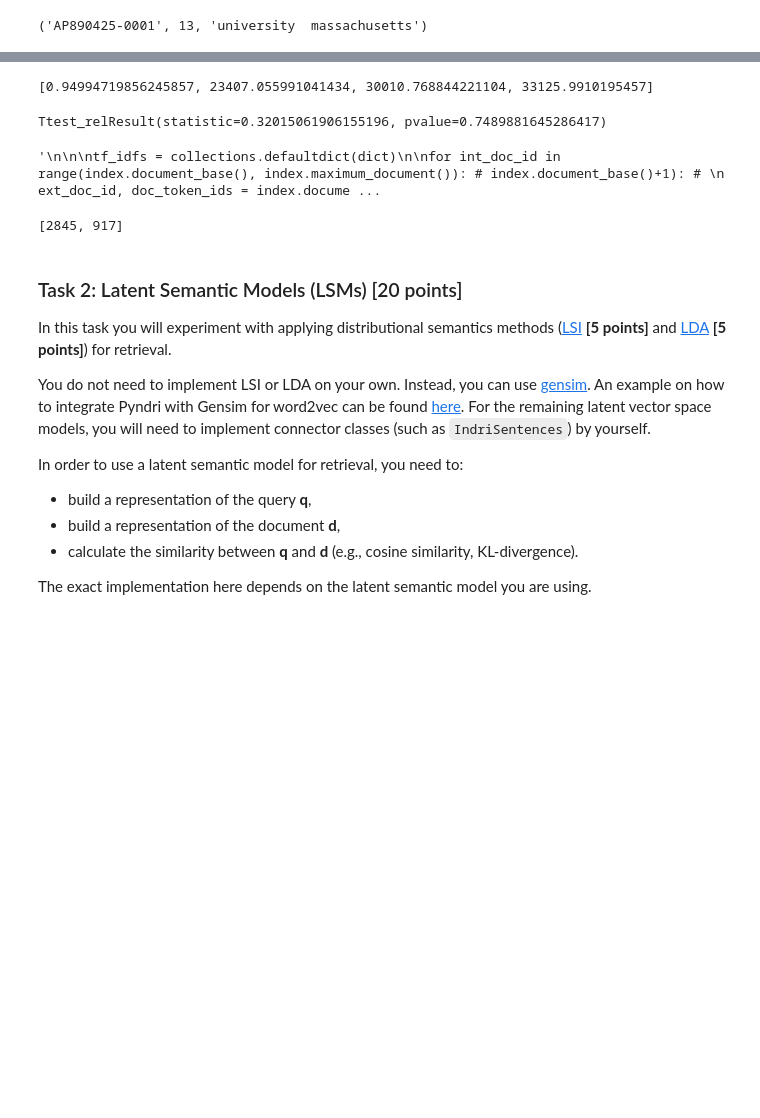
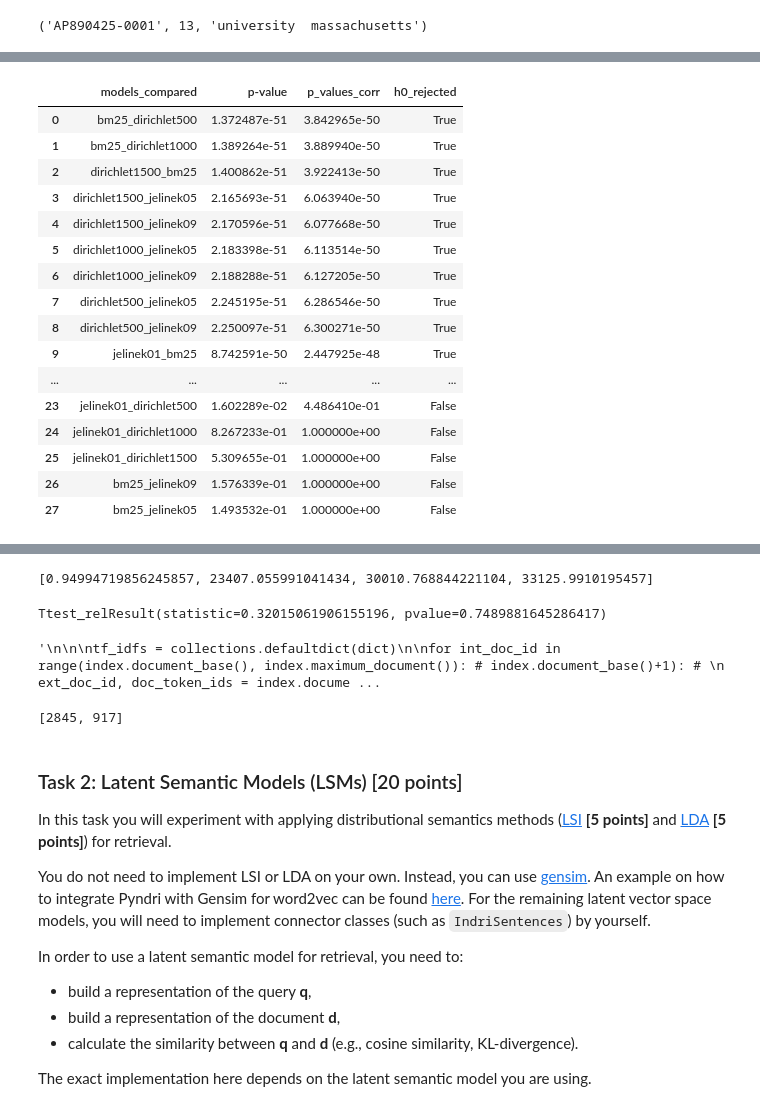
Before and after one commit to jo812568/ds-uva, a Jupyter notebook: Searching for Unstructured and Structured Data/hw1.ipynb, the cells around one changed output, grey strips where cells are left out. Saved outputs shown, nothing was run; the diff lists cells and outputs as text; code cells hidden in the pictures; blank space fills up the shorter version.

```diff
--- a/Searching for Unstructured and Structured Data/hw1.ipynb
+++ b/Searching for Unstructured and Structured Data/hw1.ipynb
@@ -628,0 +680,45 @@ len(scores)
+# %%
+# https://stackoverflow.com/questions/29561360/how-to-calculate-p-value-for-two-lists-of-floats
+from scipy import stats
+import pandas as pd
+from itertools import combinations
+from statsmodels.sandbox.stats.multicomp import multipletests
+p_values = {}
+
+
+for list1, list2 in combinations(scores_dict.keys(), 2):
+    t, p = stats.ttest_rel(scores_dict[list1], scores_dict[list2])
+
+    comp_name = str(list1) + "_" + str(list2)
+    p_values[comp_name] = [p]
+    # print(list1, list2, p)
+
+
+p_values = pd.DataFrame(data=p_values).T.reset_index()
+p_values.columns = ['models_compared', 'p-value']
+
+
+p_values_corr = multipletests(list(p_values['p-value']), alpha=0.05, method='bonferroni')
+p_values['p_values_corr'] = p_values_corr[1]
+p_values['h0_rejected'] = p_values_corr[0]
+p_values = p_values.sort_values(by='p_values_corr', ascending=True)
+p_values.reset_index(inplace=True, drop=True)
+p_values
+# %% [output]
+|  | models_compared | p-value | p_values_corr | h0_rejected |
+| 0 | bm25_dirichlet500 | 1.372487e-51 | 3.842965e-50 | True |
+| 1 | bm25_dirichlet1000 | 1.389264e-51 | 3.889940e-50 | True |
+| 2 | dirichlet1500_bm25 | 1.400862e-51 | 3.922413e-50 | True |
+| 3 | dirichlet1500_jelinek05 | 2.165693e-51 | 6.063940e-50 | True |
+| 4 | dirichlet1500_jelinek09 | 2.170596e-51 | 6.077668e-50 | True |
+| 5 | dirichlet1000_jelinek05 | 2.183398e-51 | 6.113514e-50 | True |
+| 6 | dirichlet1000_jelinek09 | 2.188288e-51 | 6.127205e-50 | True |
+| 7 | dirichlet500_jelinek05 | 2.245195e-51 | 6.286546e-50 | True |
+| 8 | dirichlet500_jelinek09 | 2.250097e-51 | 6.300271e-50 | True |
+| 9 | jelinek01_bm25 | 8.742591e-50 | 2.447925e-48 | True |
+| ... | ... | ... | ... | ... |
+| 23 | jelinek01_dirichlet500 | 1.602289e-02 | 4.486410e-01 | False |
+| 24 | jelinek01_dirichlet1000 | 8.267233e-01 | 1.000000e+00 | False |
+| 25 | jelinek01_dirichlet1500 | 5.309655e-01 | 1.000000e+00 | False |
+| 26 | bm25_jelinek09 | 1.576339e-01 | 1.000000e+00 | False |
+| 27 | bm25_jelinek05 | 1.493532e-01 | 1.000000e+00 | False |
```
Also changed, not shown: parts of 32 cells of this notebook.
